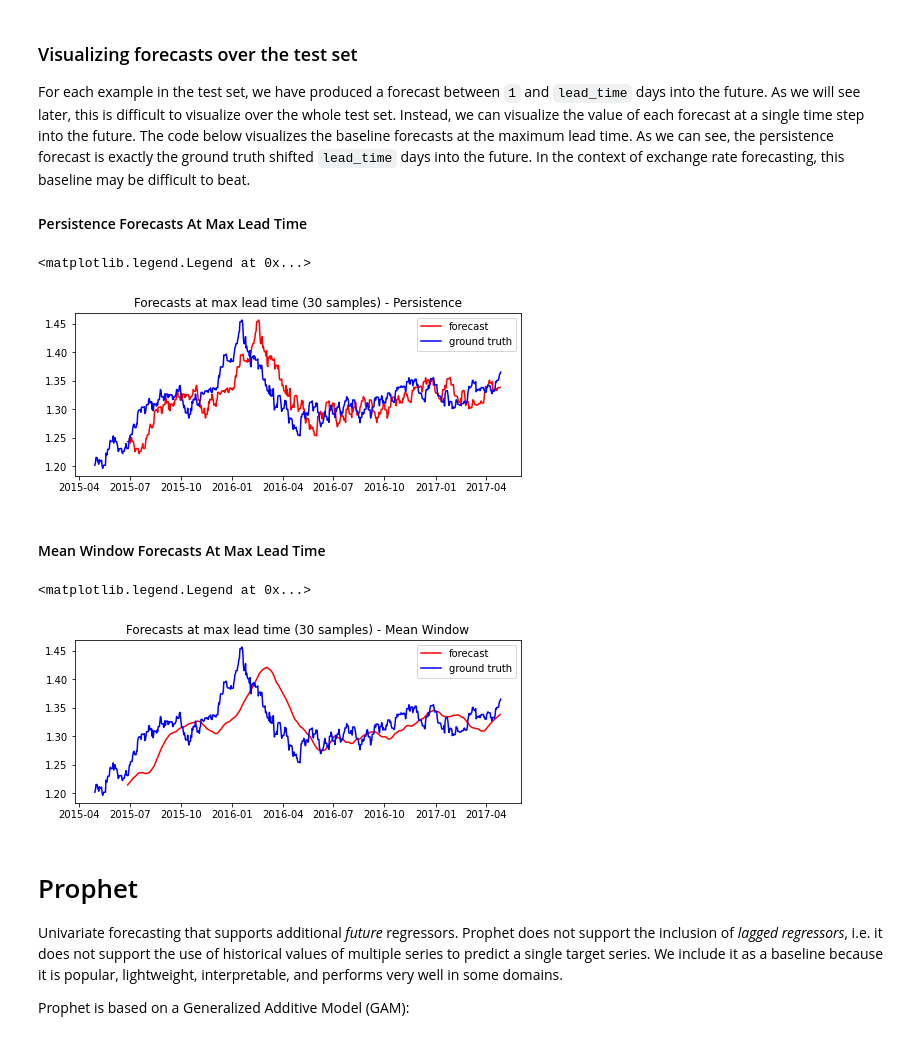
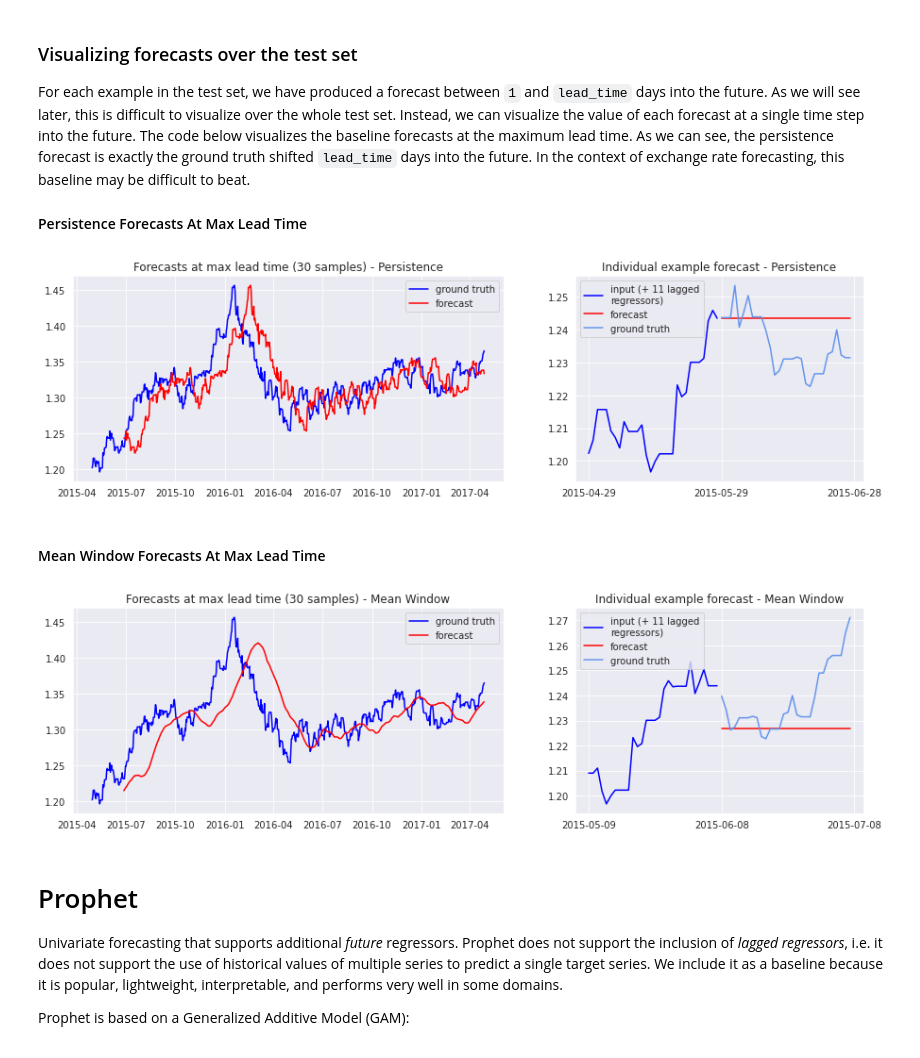
Before and after one commit to VectorInstitute/forecasting-with-dl, a Jupyter notebook: demos/demo1_prophet_neuralprophet_testset.ipynb, the cells around one changed output. Saved outputs shown, nothing was run; the diff lists cells and outputs as text; code cells hidden in the pictures.

```diff
--- a/demos/demo1_prophet_neuralprophet_testset.ipynb
+++ b/demos/demo1_prophet_neuralprophet_testset.ipynb
@@ -28,7 +33,8 @@ if 'google.colab' in str(get_ipython()):
     from google.colab import drive
     drive.mount('/content/drive')
 # %%
-data_filename = "/Volumes/GoogleDrive/My Drive/Forecasting/bootcamp_datasets/boc_exchange/dataset.csv"
+# your Google Drive path may also begin with /content/drive/MyDrive/
+data_filename = "/ssd003/projects/forecasting_bootcamp/bootcamp_datasets/boc_exchange/dataset.csv"
 data_df = pd.read_csv(data_filename, index_col=0)
 data_df.index = pd.to_datetime(data_df.index)
 data_df = data_df.reset_index().rename({'index':'date'}, axis=1)
@@ -76,8 +84,8 @@ To help with iterating over valid pairs of input and target data, we define a Py
 class ForecastingDataset:
 
     def __init__(self, data_df, lag_time, lead_time, feature_columns):
-        self.n_examples = len(data_df) - lag_time - lead_time
-        assert self.n_examples >= 0, "Dataset must contain at least one example."
+        self.n_examples = len(data_df) - lag_time - lead_time + 1
+        assert self.n_examples > 0, "Dataset must contain at least one example."
         assert "date" in data_df.columns or "ds" in data_df.columns, "Source DataFrame must contain a date/ds column."
 
         self.df = data_df[feature_columns]
@@ -214,29 +222,45 @@ For each example in the test set, we have produced a forecast between `1` and `l
 # %%
 max_fcs = [{'date': fc.index[-1:][0], 'yhat':fc[-1:][0]} for fc in forecasts_persistence]
 max_fcs = pd.DataFrame(max_fcs)
 
-fig, ax = plt.subplots(figsize=(8,3))
-ax.plot(max_fcs.date, max_fcs.yhat, color='red', label='forecast')
-ax.plot(test_df.date, test_df['USD_CLOSE'], color='blue', label='ground truth')
-plt.title(f"Forecasts at max lead time ({lead_time} samples) - Persistence")
-plt.legend()
+sns.set_style('darkgrid')
+fig, (ax1, ax2) = plt.subplots(1, 2,figsize=(15,4), gridspec_kw={'width_ratios': [3, 2]})
+ax1.plot(test_df.date, test_df['USD_CLOSE'], color='blue', label='ground truth')
+ax1.plot(max_fcs.date, max_fcs.yhat, color='red', label='forecast')
+ax1.set_title(f"Forecasts at max lead time ({lead_time} samples) - Persistence")
+ax1.legend(loc='upper right')
+start = 0
+ax2.plot(test_df.date[start:start+30], test_df['USD_CLOSE'][start:start+30], color='blue', label='input (+ 11 lagged\nregressors)')
+ax2.plot(test_df.date[start+30:start+60], [max_fcs.yhat[start]]*30, color='red', label='forecast')
+ax2.plot(test_df.date[start+30:start+60], test_df['USD_CLOSE'][start+30:start+60], color='cornflowerblue', label='ground truth')
+ax2.set_title(f"Individual example forecast - Persistence")
+ax2.set_xticks(test_df.iloc[start:start+61:30].date)
+ax2.legend(loc='upper left')
+plt.show()
 # %% [output]
-<matplotlib.legend.Legend at 0x...>
-[figure, old version]
+[figure, new version]
 # %% [markdown]
 #### Mean Window Forecasts At Max Lead Time
 # %%
 max_fcs = [{'date': fc.index[-1:][0], 'yhat':fc[-1:][0]} for fc in forecasts_mean]
 max_fcs = pd.DataFrame(max_fcs)
 
-fig, ax = plt.subplots(figsize=(8,3))
-ax.plot(max_fcs.date, max_fcs.yhat, color='red', label='forecast')
-ax.plot(test_df.date, test_df['USD_CLOSE'], color='blue', label='ground truth')
-plt.title(f"Forecasts at max lead time ({lead_time} samples) - Mean Window")
-plt.legend()
+sns.set_style('darkgrid')
+fig, (ax1, ax2) = plt.subplots(1, 2,figsize=(15,4), gridspec_kw={'width_ratios': [3, 2]})
+ax1.plot(test_df.date, test_df['USD_CLOSE'], color='blue', label='ground truth')
+ax1.plot(max_fcs.date, max_fcs.yhat, color='red', label='forecast')
+ax1.set_title(f"Forecasts at max lead time ({lead_time} samples) - Mean Window")
+ax1.legend(loc='upper right')
+start = 10
+ax2.plot(test_df.date[start:start+30], test_df['USD_CLOSE'][start:start+30], color='blue', label='input (+ 11 lagged\nregressors)')
+ax2.plot(test_df.date[start+30:start+60], [max_fcs.yhat[start]]*30, color='red', label='forecast')
+ax2.plot(test_df.date[start+30:start+60], test_df['USD_CLOSE'][start+30:start+60], color='cornflowerblue', label='ground truth')
+ax2.set_title(f"Individual example forecast - Mean Window")
+ax2.set_xticks(test_df.iloc[start:start+61:30].date)
+ax2.legend(loc='upper left')
+plt.show()
 # %% [output]
-<matplotlib.legend.Legend at 0x...>
-[figure, old version]
+[figure, new version]
 # %% [markdown]
 # Prophet
 
```
Also changed, not shown: parts of 45 cells of this notebook, 5 other files.
